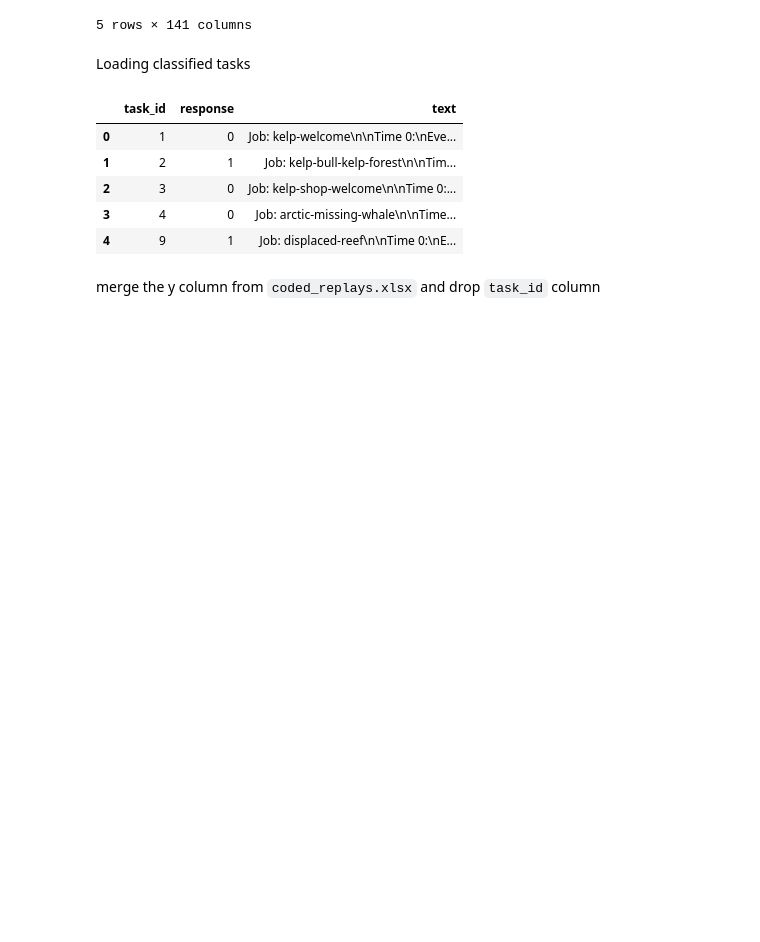
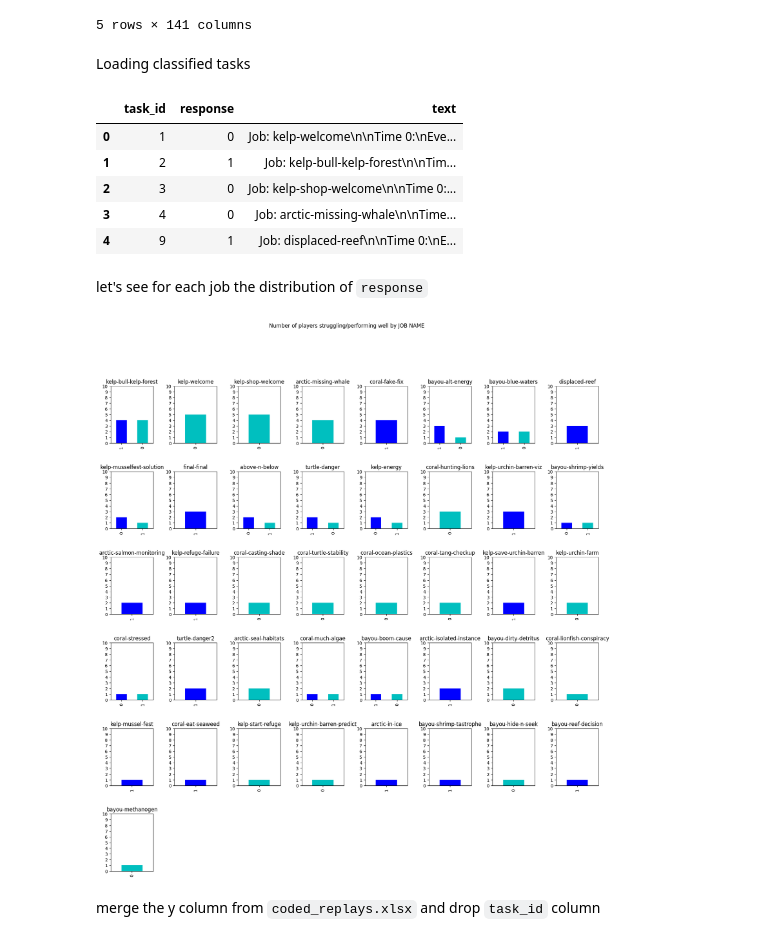
Before and after one commit to opengamedata/ogd-autocoder, a Jupyter notebook: raw_eda.ipynb, the cells around one changed output. Cells and saved outputs as stored; diff of their text form; code cells hidden in the pictures; blank space fills up the shorter version.

Commit message:
job player struggle distribution

```diff
--- a/raw_eda.ipynb
+++ b/raw_eda.ipynb
@@ -480,6 +480,33 @@ fig.update_layout(
     font=dict(size=14),
 )
 fig.show()
+# %% [markdown]
+let's see for each job the distribution of `response`
+# %%
+data = event_data.merge(text_replays_df[["task_id", "response"]], on=["task_id"]).drop_duplicates(subset=["task_id"])
+plt.figure(figsize=(20, 20))
+plt.subplots_adjust(hspace=0.5, wspace=0.5)
+plt.suptitle("Number of players struggling/performing well by JOB NAME")
+for n, job in enumerate(data.job_name.value_counts().sort_values(ascending=False).index):
+    ax = plt.subplot(6, 8, n+1)
+
+    # filter df and plot ticker on the new subplot axis
+    plot_df = data[data.job_name == job]
+    plot_df = plot_df.response.value_counts()
+    if len(plot_df) == 1 and (0 in plot_df.index):
+        colors = ['c']
+    else:
+        colors = ['b', 'c']
+
+    plot_df.plot(ax=ax, kind="bar", color=colors)
+
+    # chart formatting
+    ax.set_title(job)
+    ax.set_xlabel("")
+    ax.set_yticks(np.arange(0, 11, 1))
+plt.show()
+# %% [output]
+[figure, added]
 # %% [markdown]
 merge the y column from `coded_replays.xlsx` and drop `task_id` column
 # %%
```
Also changed, not shown: parts of 5 cells of this notebook.
